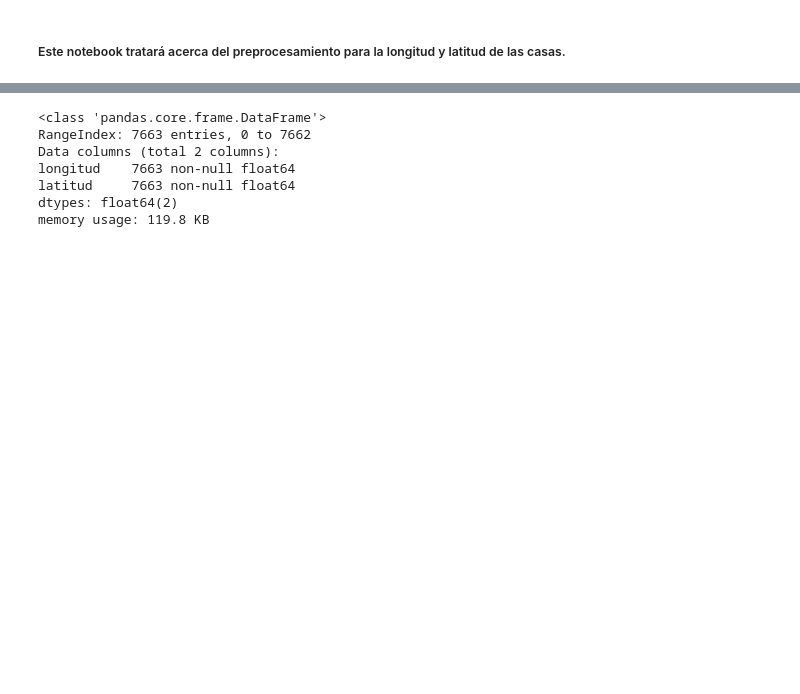
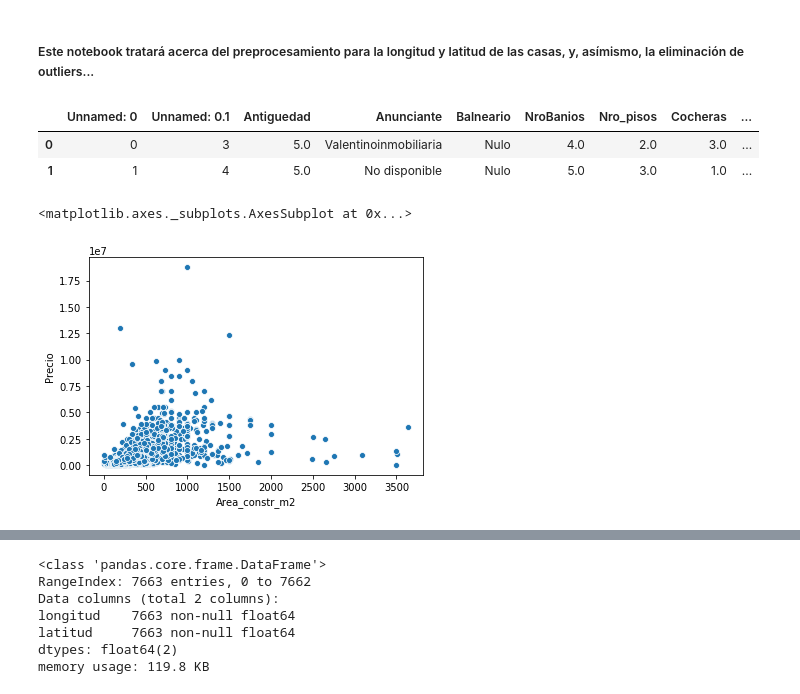
Before and after one commit to PBenavides/Automated-Valuation-Model-Lima, a Jupyter notebook: Analisis_casas_pt_03.ipynb, the cells around one changed output, grey strips where cells are left out. Drawn from its saved outputs; the diff is of its cells as text; code cells hidden in the pictures; blank space fills up the shorter version.

```diff
--- a/Analisis_casas_pt_03.ipynb
+++ b/Analisis_casas_pt_03.ipynb
@@ -1,5 +1,5 @@
 # %% [markdown]
-##### Este notebook tratará acerca del preprocesamiento para la longitud y latitud de las casas.
+##### Este notebook tratará acerca del preprocesamiento para la longitud y latitud de las casas, y, asímismo, la eliminación de outliers...
 # %%
 import pandas as pd
 import numpy as np
@@ -14,3 +14,17 @@ gc.collect() #Como garbage cleaner
 pd.set_option('display.max_columns',None) #Para ver todas mis columnas...
 # %%
 df = pd.read_csv('data_para_preprocessing.csv')
+# %%
+df.head(2)
+# %% [output]
+|  | Unnamed: 0 | Unnamed: 0.1 | Antiguedad | Anunciante | Balneario | NroBanios | Nro_pisos | Cocheras | ... |
+| 0 | 0 | 3 | 5.0 | Valentinoinmobiliaria | Nulo | 4.0 | 2.0 | 3.0 | ... |
+| 1 | 1 | 4 | 5.0 | No disponible | Nulo | 5.0 | 3.0 | 1.0 | ... |
+# %%
+df = df.drop([3382,553,142],axis=0) # outlier del precio (5 millones 300 mil dolares)
+# %%
+#Vamos a sacar los outliers del modelo...
+sns.scatterplot(x = 'Area_constr_m2', y = 'Precio', data=df)
+# %% [output]
+<matplotlib.axes._subplots.AxesSubplot at 0x...>
+[figure, added]
```
Also changed, not shown: parts of 2 cells of this notebook.
